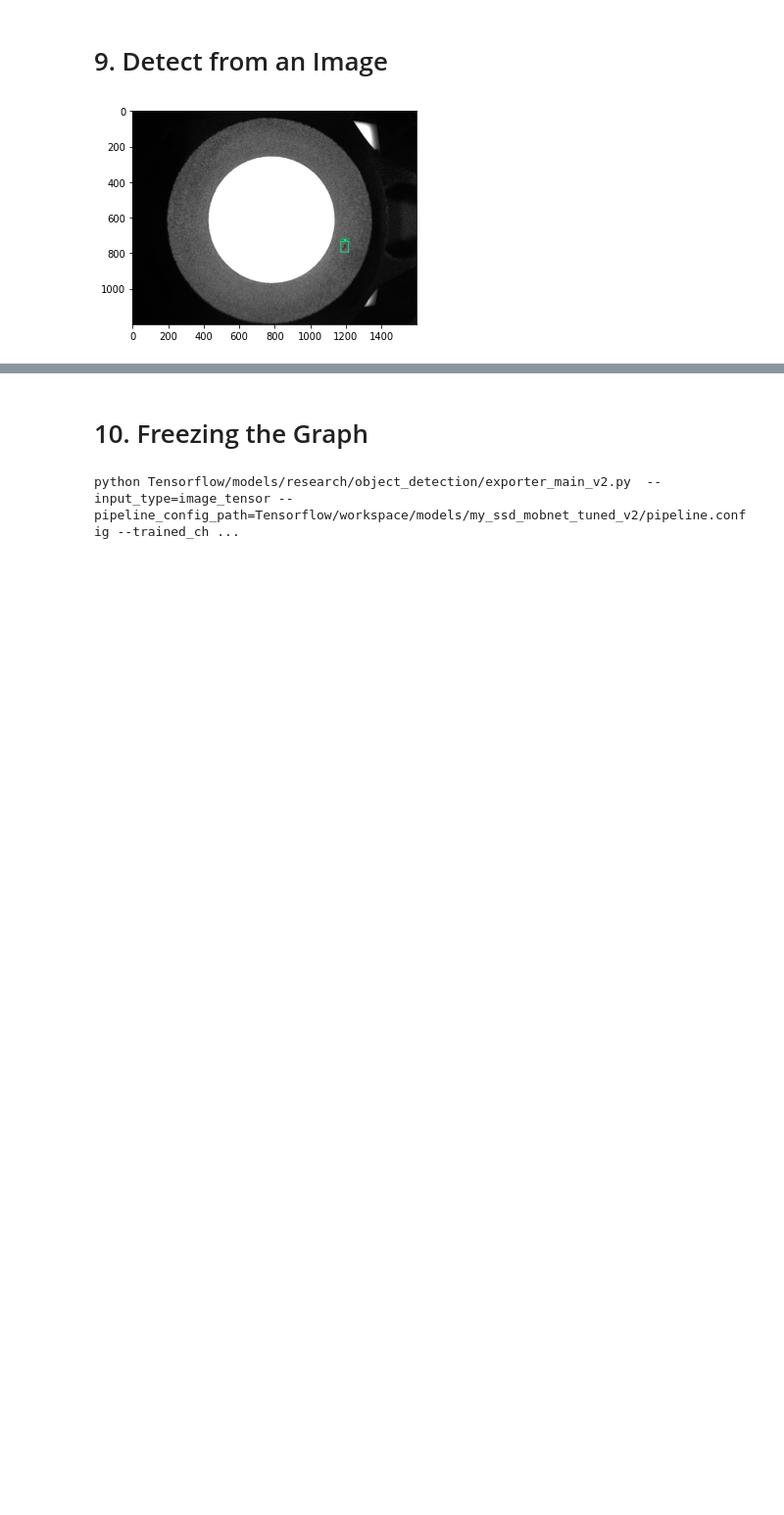
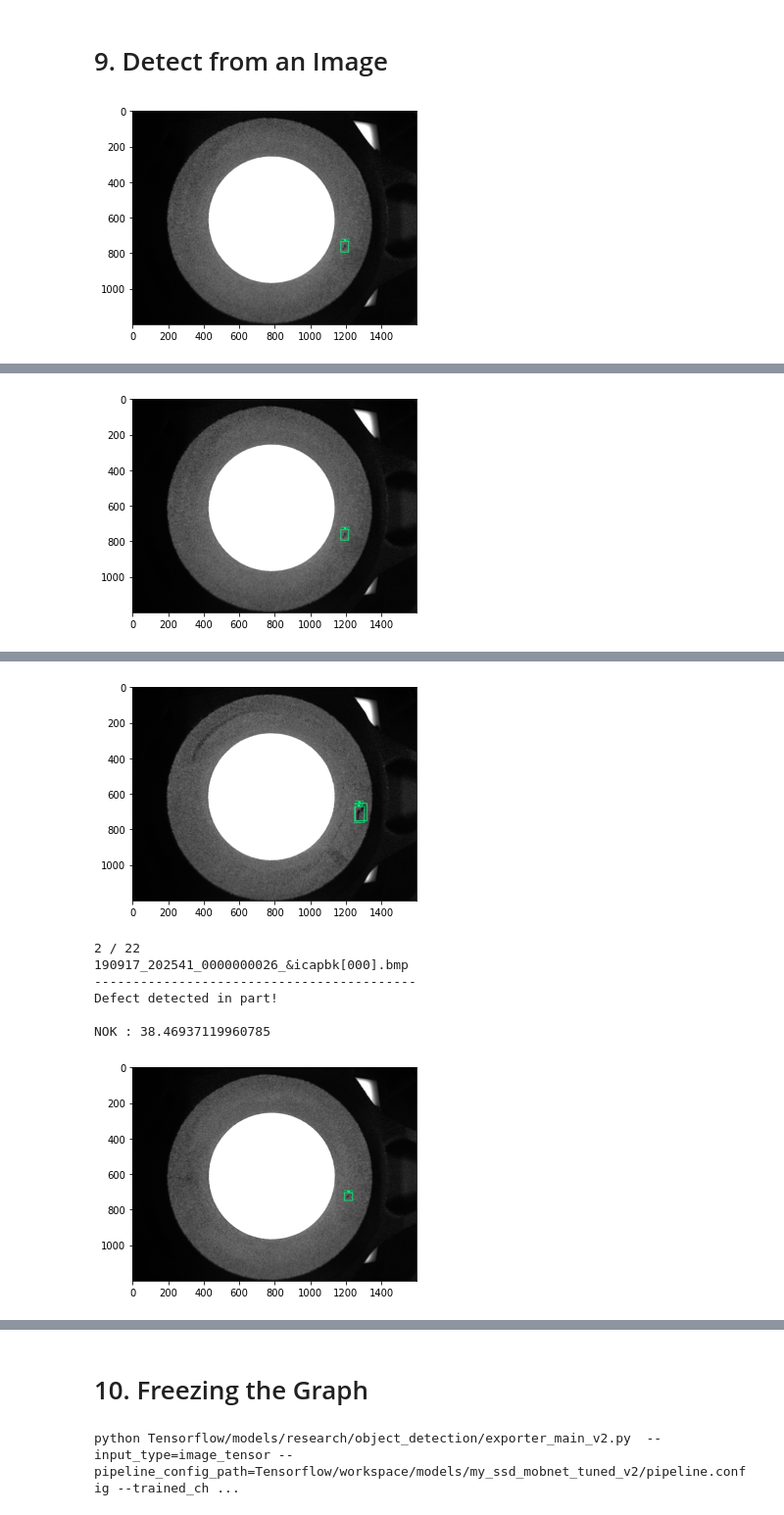
Before and after one commit to josebravogarcia/TFODCourse, a Jupyter notebook: 2. Training and Detection.ipynb, the cells around one changed output, grey strips where cells are left out. Shown at 98% size. Saved outputs shown, nothing was run; the diff lists cells and outputs as text; code cells hidden in the pictures; blank space fills up the shorter version.

```diff
--- a/2. Training and Detection.ipynb
+++ b/2. Training and Detection.ipynb
@@ -589,0 +550,71 @@ while cap.isOpened():
+# %%
+from os import listdir
+
+IMAGE_PATH = os.path.join(paths['IMAGE_PATH'], 'test')
+
+directory = os.fsencode(IMAGE_PATH)
+list_directory = listdir(directory)
+num_files = len(list_directory)
+count = 0
+
+for file in list_directory: # start iterating through the files
+  print(count, '/', num_files)             # so I know how much longer the images will print for
+  filename = os.fsdecode(file)
+  if filename.endswith(".bmp"):   # only read .bmp files in case any other files are in the directory by accident
+    print(filename)
+    print('------------------------------------------')
+    img = cv2.imread(IMAGE_PATH + '/' + filename)
+    image_np = np.array(img)
+    input_tensor = tf.convert_to_tensor(np.expand_dims(image_np, 0), dtype=tf.float32) # converting image to a tensor
+    detections = detect_fn(input_tensor)      # attempting to detect any objects (defects) within that tensor
+
+    num_detections = int(detections.pop('num_detections'))    # an array of all the possible defects within the image
+
+    detections = {key: value[0, :num_detections].numpy()
+                  for key, value in detections.items()}
+    detections['num_detections'] = num_detections
+
+    # detection_classes should be ints.
+    detections['detection_classes'] = detections['detection_classes'].astype(np.int64)
+
+    label_id_offset = 1
+    image_np_with_detections = image_np.copy()
+
+    viz_utils.visualize_boxes_and_labels_on_image_array(      # preparing the outputted image
+                image_np_with_detections,
+                detections['detection_boxes'],
+                detections['detection_classes']+label_id_offset,
+                detections['detection_scores'],
+                category_index,
+                use_normalized_coordinates=True,
+                max_boxes_to_draw=5,                          # I don't need to see more than 5 defects
+                min_score_thresh=.35,                         # I want to see any defects with scores over 35%
+                agnostic_mode=False)
+
+    ##print(detections['detection_scores'])
+    defectCounter = 0
+
+    for i in range(len(detections['detection_scores'])):
+      if detections['detection_scores'][i] > .35:
+        defectCounter = defectCounter + 1
+
+    if defectCounter > 1:
+      print('Multiple defects detected in part!\n')
+    elif defectCounter > 0:
+      print('Defect detected in part!\n')
+    else:
+      print('No defects found!\n')
+
+    for i in range(len(detections['detection_scores'])): # associating a score and a class with a label name
+      if detections['detection_scores'][i] > .35:
+        temp = detections['detection_classes'][i]
+        print(category_index[temp+1]['name'], ':', detections['detection_scores'][i]*100)
+
+    plt.imshow(cv2.cvtColor(image_np_with_detections, cv2.COLOR_BGR2RGB))
+    plt.show() # print the image
+    print('\n\n')
+    count = count + 1
+    continue   #iterate
+  else:
+    continue   #if the image is not a .bmp iterate anyway
+# %% [output]
@@ -589,0 +629 @@ while cap.isOpened():
+[figure, added]
@@ -589,0 +639,8 @@ while cap.isOpened():
+[figure, added]
+2 / 22
+190917_202541_0000000026_&icapbk[000].bmp
+------------------------------------------
+Defect detected in part!
+
+NOK : 38.46937119960785
+[figure, added]
```
Also changed, not shown: parts of 5 cells of this notebook.
